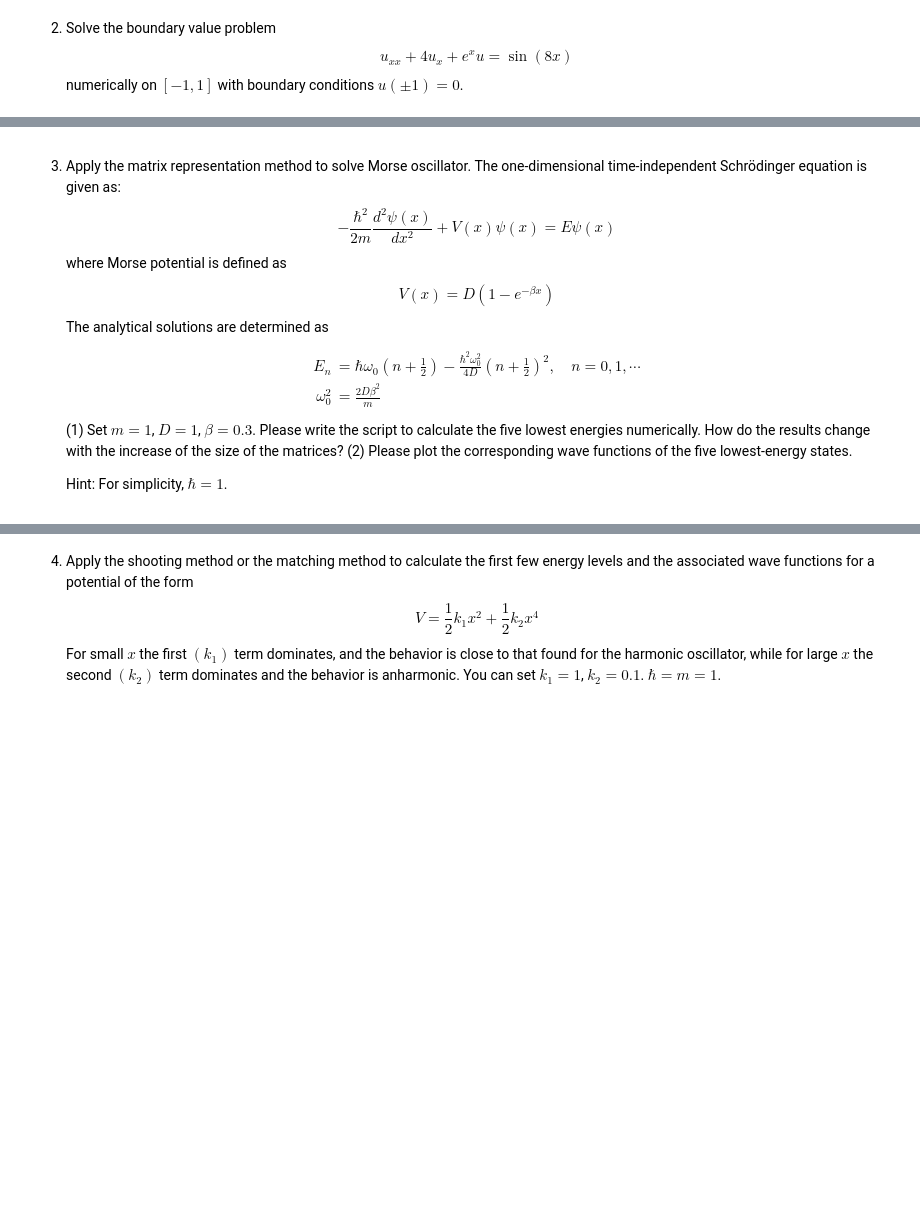
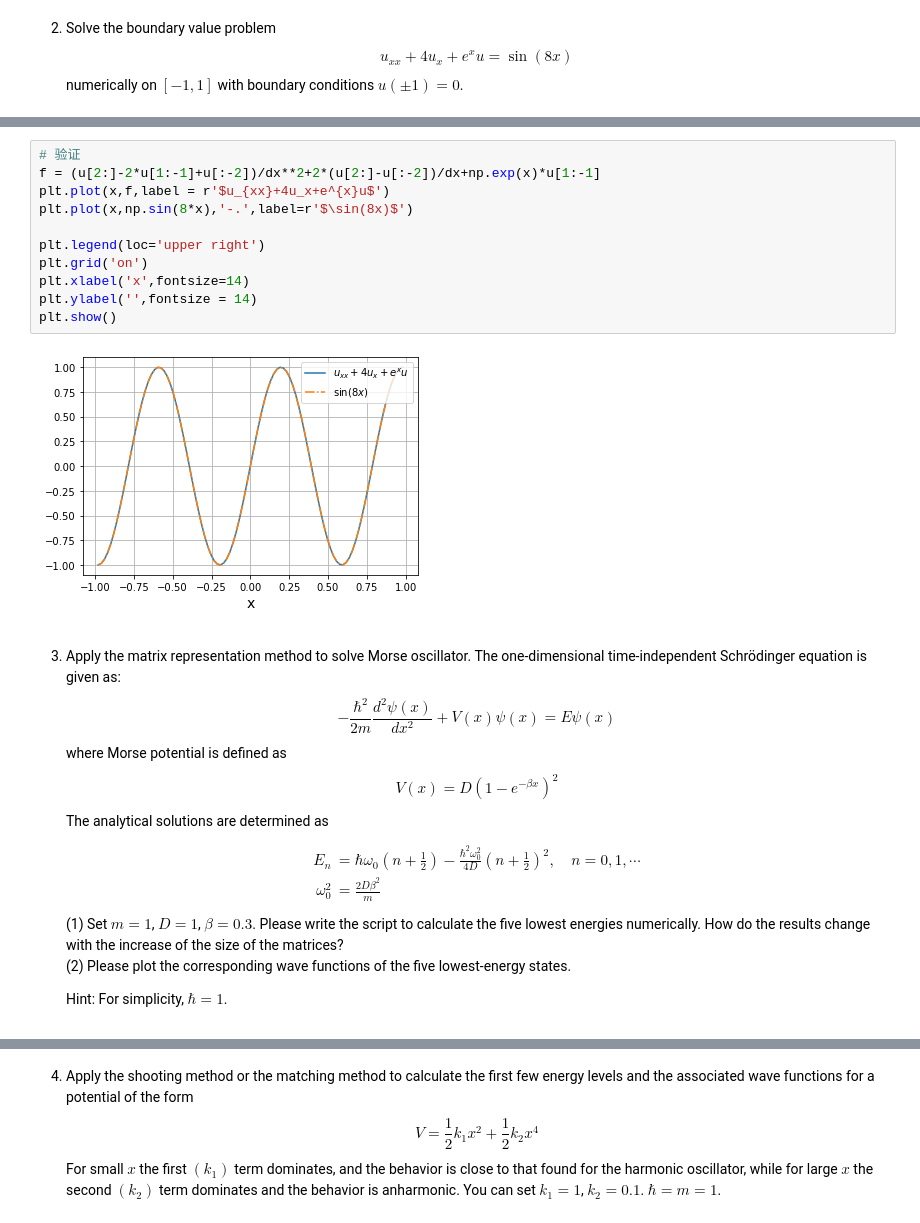
Before and after one commit to Little-old-brother-team/GroupWork, a Jupyter notebook: Week15/Week15.ipynb, the cells around one changed output, grey strips where cells are left out. Drawn from its saved outputs; the diff is of its cells as text; blank space fills up the shorter version.

```diff
--- a/Week15/Week15.ipynb
+++ b/Week15/Week15.ipynb
@@ -16,3 +48,16 @@
+# %%
+# 验证
+f = (u[2:]-2*u[1:-1]+u[:-2])/dx**2+2*(u[2:]-u[:-2])/dx+np.exp(x)*u[1:-1]
+plt.plot(x,f,label = r'$u_{xx}+4u_x+e^{x}u$')
+plt.plot(x,np.sin(8*x),'-.',label=r'$\sin(8x)$')
+
+plt.legend(loc='upper right')
+plt.grid('on')
+plt.xlabel('x',fontsize=14)
+plt.ylabel('',fontsize = 14)
+plt.show()
+# %% [output]
+[figure, added]
 # %% [markdown]
 3. Apply the matrix representation method to solve Morse oscillator. The one-dimensional time-independent Schrödinger equation is given as:
    $$
@@ -20,7 +65,7 @@
    $$
    where Morse potential is defined as
    $$
-   V(x)=D(1-e^{-\beta x})
+   V(x)=D(1-e^{-\beta x})^2
    $$
    The analytical solutions are  determined as
    $$\begin{aligned}
```
Also changed, not shown: parts of 5 cells of this notebook.
